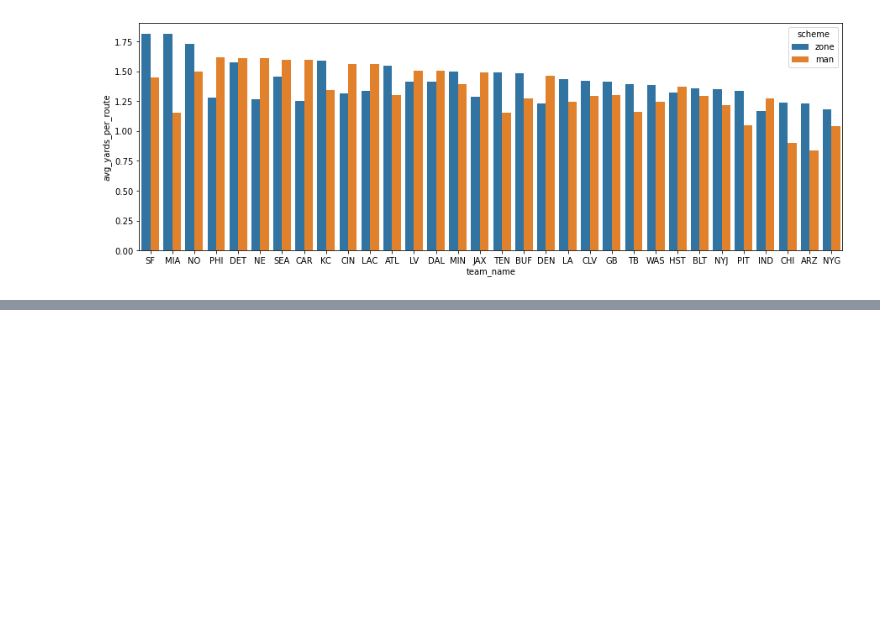
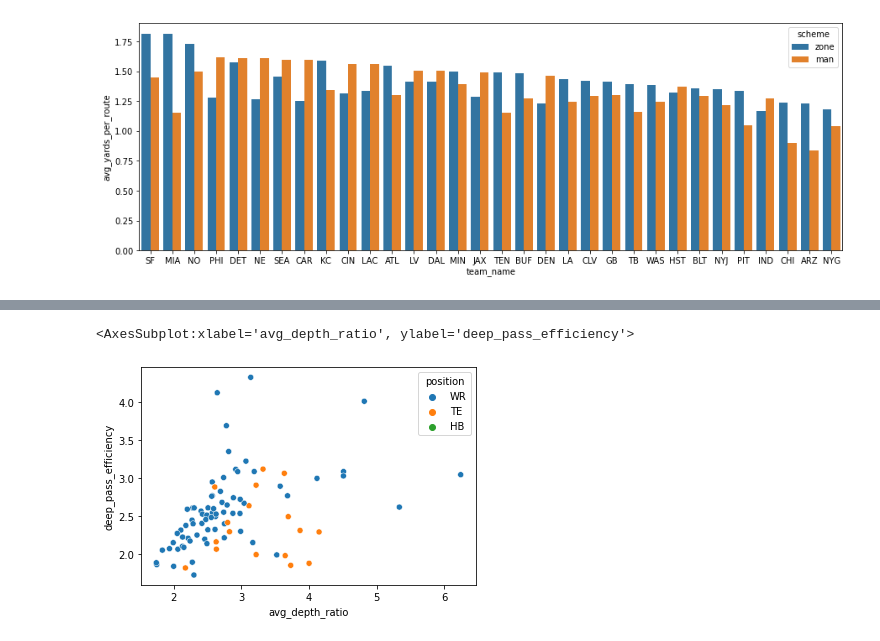
Before and after one commit to kchander92/NYCDSA-Data-Analysis-Project, a Jupyter notebook: Data Analysis Project Krishnan Chander.ipynb, the cells around one changed output, grey strips where cells are left out. Saved outputs shown, nothing was run; the diff lists cells and outputs as text; code cells hidden in the pictures; blank space fills up the shorter version.

```diff
--- a/Data Analysis Project Krishnan Chander.ipynb
+++ b/Data Analysis Project Krishnan Chander.ipynb
@@ -577,0 +668,6 @@ sb.boxplot(data=receiving_summary, x='receptions')
+# %%
+sb.scatterplot(data=top_100_target_depth[top_100_target_depth['avg_depth_ratio'] < 10],
+               x='avg_depth_ratio', y='deep_pass_efficiency', hue='position')
+# %% [output]
+<AxesSubplot:xlabel='avg_depth_ratio', ylabel='deep_pass_efficiency'>
+[figure, added]
```
Also changed, not shown: parts of 16 cells of this notebook.
